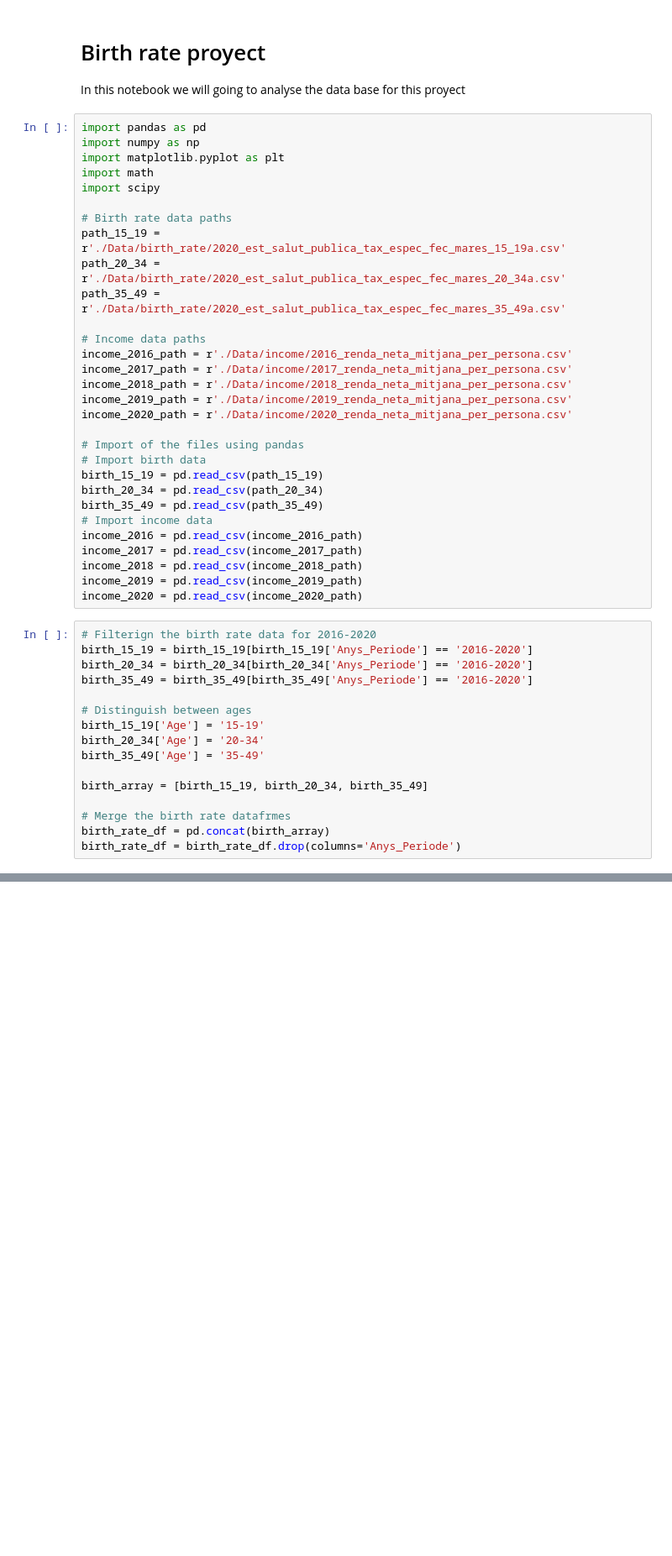
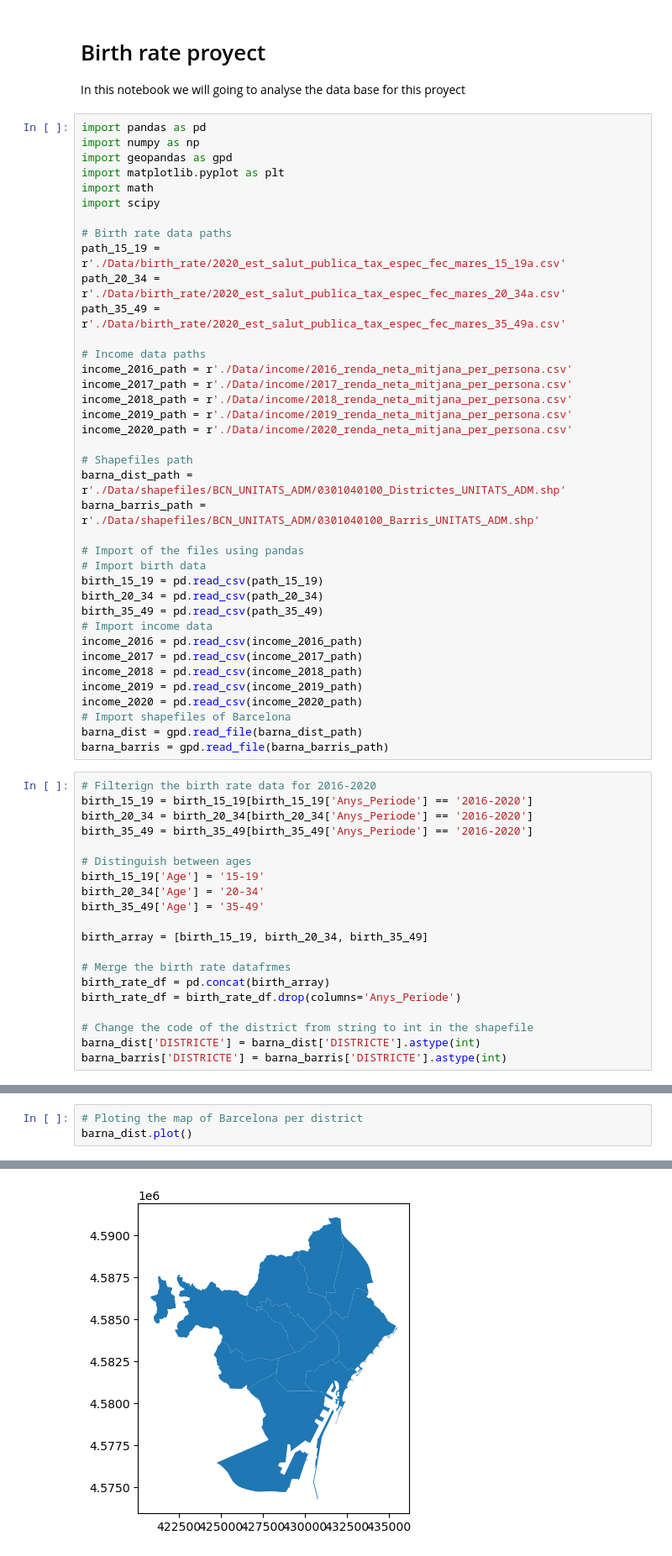
Before and after one commit to JuliaAT/AVDM-project, a Jupyter notebook: birth-per-income.ipynb, the cells around one changed output, grey strips where cells are left out. Shown at 84% size. Saved outputs shown, nothing was run; the diff lists cells and outputs as text; blank space fills up the shorter version.

```diff
--- a/birth-per-income.ipynb
+++ b/birth-per-income.ipynb
@@ -4,6 +4,7 @@ In this notebook we will going to analyse the data base for this proyect
 # %%
 import pandas as pd
 import numpy as np
+import geopandas as gpd
 import matplotlib.pyplot as plt
 import math
 import scipy
@@ -20,6 +21,10 @@ income_2018_path = r'./Data/income/2018_renda_neta_mitjana_per_persona.csv'
 income_2019_path = r'./Data/income/2019_renda_neta_mitjana_per_persona.csv'
 income_2020_path = r'./Data/income/2020_renda_neta_mitjana_per_persona.csv'
 
+# Shapefiles path
+barna_dist_path = r'./Data/shapefiles/BCN_UNITATS_ADM/0301040100_Districtes_UNITATS_ADM.shp'
+barna_barris_path = r'./Data/shapefiles/BCN_UNITATS_ADM/0301040100_Barris_UNITATS_ADM.shp'
+
 # Import of the files using pandas
 # Import birth data
 birth_15_19 = pd.read_csv(path_15_19)
@@ -31,6 +36,9 @@ income_2017 = pd.read_csv(income_2017_path)
 income_2018 = pd.read_csv(income_2018_path)
 income_2019 = pd.read_csv(income_2019_path)
 income_2020 = pd.read_csv(income_2020_path)
+# Import shapefiles of Barcelona
+barna_dist = gpd.read_file(barna_dist_path)
+barna_barris = gpd.read_file(barna_barris_path)
 # %%
 # Filterign the birth rate data for 2016-2020
 birth_15_19 = birth_15_19[birth_15_19['Anys_Periode'] == '2016-2020']
@@ -47,4 +55,8 @@ birth_array = [birth_15_19, birth_20_34, birth_35_49]
 # Merge the birth rate datafrmes
 birth_rate_df = pd.concat(birth_array)
 birth_rate_df = birth_rate_df.drop(columns='Anys_Periode')
+
+# Change the code of the district from string to int in the shapefile
+barna_dist['DISTRICTE'] = barna_dist['DISTRICTE'].astype(int)
+barna_barris['DISTRICTE'] = barna_barris['DISTRICTE'].astype(int)
 # %%
@@ -66,3 +79,7 @@ birth_rate_df[birth_rate_df['Age'] == '15-19'].sort_values(by=['Nombre'], ascend
 | 999 | 8 | Nou Barris | 51 | Verdun | 11.4 | 15-19 |
 | 963 | 3 | Sants-Montjuïc | 15 | Hostafrancs | 11.3 | 15-19 |
 | 1004 | 8 | Nou Barris | 56 | Vallbona | 9.5 | 15-19 |
+# %%
+# Ploting the map of Barcelona per district
+barna_dist.plot()
+# %% [output]
@@ -68,0 +87 @@ birth_rate_df[birth_rate_df['Age'] == '15-19'].sort_values(by=['Nombre'], ascend
+[figure, added]
```
Also changed, not shown: parts of 8 cells of this notebook, 35 other files.
